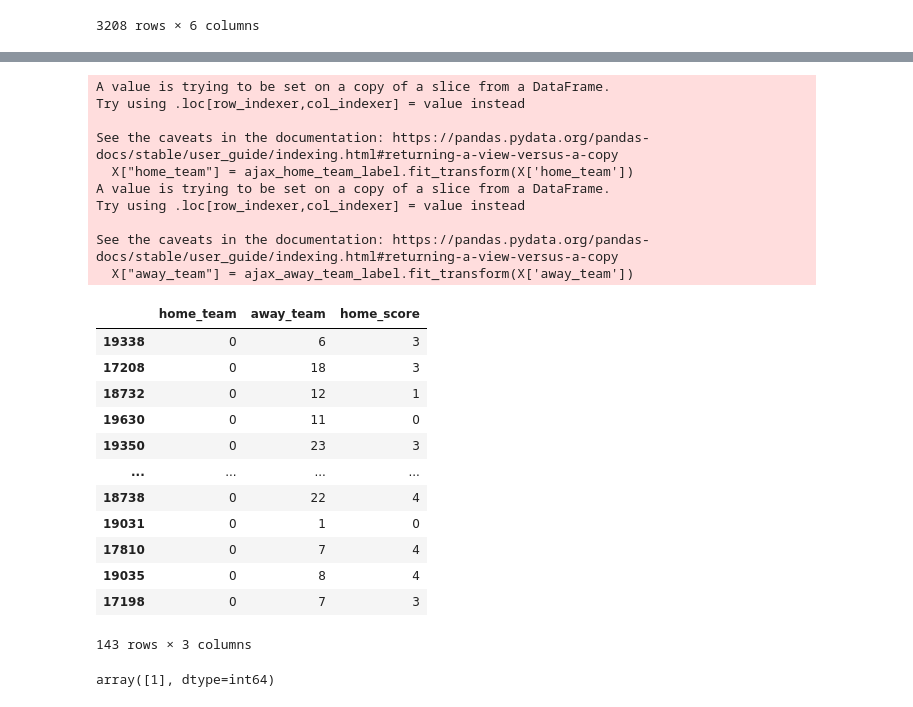
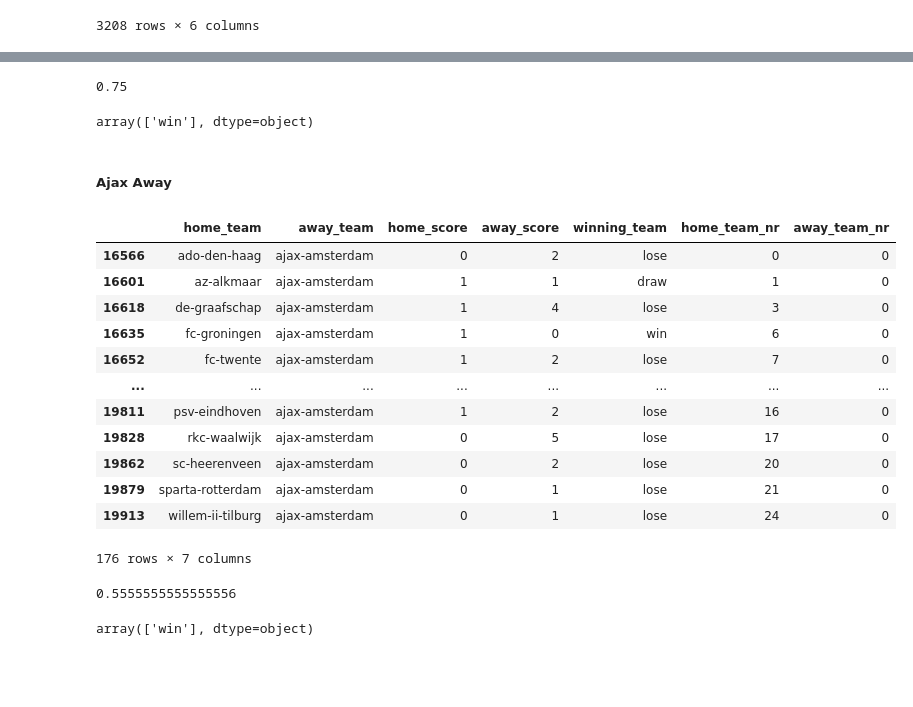
Before and after one commit to mohammedaljader/Football_Predictions_ML, a Jupyter notebook: notebook.ipynb, the cells around one changed output, grey strips where cells are left out. Drawn from its saved outputs; the diff is of its cells as text; code cells hidden in the pictures; blank space fills up the shorter version.

```diff
--- a/notebook.ipynb
+++ b/notebook.ipynb
@@ -1951,40 +1951,47 @@ ajax_away_team_label = LabelEncoder()
 # %%
-X = df_MatchesForAjaxHost[["home_team","away_team","home_score"]]
+X = df_MatchesForAjaxHost[["home_team_nr","away_team_nr","home_score"]]
 y = df_MatchesForAjaxHost["winning_team"]
 
-X["home_team"] = ajax_home_team_label.fit_transform(X['home_team'])
-X["away_team"] = ajax_away_team_label.fit_transform(X['away_team'])
-
 X_train, X_test, y_train, y_test = train_test_split(X, y, test_size=0.20, random_state=1)
-X_train
-# %% [output]
-A value is trying to be set on a copy of a slice from a DataFrame.
-Try using .loc[row_indexer,col_indexer] = value instead
-
-See the caveats in the documentation: https://pandas.pydata.org/pandas-docs/stable/user_guide/indexing.html#returning-a-view-versus-a-copy
-  X["home_team"] = ajax_home_team_label.fit_transform(X['home_team'])
-A value is trying to be set on a copy of a slice from a DataFrame.
-Try using .loc[row_indexer,col_indexer] = value instead
-
-See the caveats in the documentation: https://pandas.pydata.org/pandas-docs/stable/user_guide/indexing.html#returning-a-view-versus-a-copy
-  X["away_team"] = ajax_away_team_label.fit_transform(X['away_team'])
-|  | home_team | away_team | home_score |
-| 19338 | 0 | 6 | 3 |
-| 17208 | 0 | 18 | 3 |
-| 18732 | 0 | 12 | 1 |
-| 19630 | 0 | 11 | 0 |
-| 19350 | 0 | 23 | 3 |
-| ... | ... | ... | ... |
-| 18738 | 0 | 22 | 4 |
-| 19031 | 0 | 1 | 0 |
-| 17810 | 0 | 7 | 4 |
-| 19035 | 0 | 8 | 4 |
-| 17198 | 0 | 7 | 3 |
-143 rows × 3 columns
 # %%
 winning_team_ajax_home = tree.DecisionTreeClassifier()
 winning_team_ajax_home.fit(X_train,y_train)
+
 winning_team_ajax_home.score(X_test,y_test)
-winning_team_ajax_home.predict([[0,6,5]])
 # %% [output]
-array([1], dtype=int64)
+0.75
+# %%
+winning_team_ajax_home.predict([[0,16,5]])
+# %% [output]
+array(['win'], dtype=object)
+# %% [markdown]
+<h5> Ajax Away </h5>
+# %%
+df_MatchesForAjaxAway = pd.DataFrame()
+awayTeamAjax = filtered_matches['away'].loc[filtered_matches['away']=='ajax-amsterdam']
+homeTeam = filtered_matches['home'].loc[filtered_matches['away'] == 'ajax-amsterdam']
+scoresAjaxAway = filtered_matches['home_score'].loc[filtered_matches['away'] == 'ajax-amsterdam']
+awayTeamScoresAway = filtered_matches['away_score'].loc[filtered_matches['away'] == 'ajax-amsterdam']
+
+df_MatchesForAjaxAway['home_team'] = homeTeam
+df_MatchesForAjaxAway['away_team'] = awayTeamAjax
+df_MatchesForAjaxAway['home_score'] = scoresAjaxAway
+df_MatchesForAjaxAway['away_score'] = awayTeamScoresAway
+df_MatchesForAjaxAway['winning_team'] = df_MatchesForAjaxAway.apply(lambda row: ClassifyMatches(row),axis=1)
+df_MatchesForAjaxAway["home_team_nr"] = ajax_home_team_label.fit_transform(df_MatchesForAjaxAway['home_team'])
+df_MatchesForAjaxAway["away_team_nr"] = ajax_home_team_label.fit_transform(df_MatchesForAjaxAway['away_team'])
+df_MatchesForAjaxAway
+# %% [output]
+|  | home_team | away_team | home_score | away_score | winning_team | home_team_nr | away_team_nr |
+| 16566 | ado-den-haag | ajax-amsterdam | 0 | 2 | lose | 0 | 0 |
+| 16601 | az-alkmaar | ajax-amsterdam | 1 | 1 | draw | 1 | 0 |
+| 16618 | de-graafschap | ajax-amsterdam | 1 | 4 | lose | 3 | 0 |
+| 16635 | fc-groningen | ajax-amsterdam | 1 | 0 | win | 6 | 0 |
+| 16652 | fc-twente | ajax-amsterdam | 1 | 2 | lose | 7 | 0 |
+| ... | ... | ... | ... | ... | ... | ... | ... |
+| 19811 | psv-eindhoven | ajax-amsterdam | 1 | 2 | lose | 16 | 0 |
+| 19828 | rkc-waalwijk | ajax-amsterdam | 0 | 5 | lose | 17 | 0 |
+| 19862 | sc-heerenveen | ajax-amsterdam | 0 | 2 | lose | 20 | 0 |
+| 19879 | sparta-rotterdam | ajax-amsterdam | 0 | 1 | lose | 21 | 0 |
+| 19913 | willem-ii-tilburg | ajax-amsterdam | 0 | 1 | lose | 24 | 0 |
+176 rows × 7 columns
@@ -1990,0 +2003,11 @@ array([1], dtype=int64)
+# %%
+winning_team_ajax_away = tree.DecisionTreeClassifier()
+winning_team_ajax_away.fit(X_train,y_train)
+
+winning_team_ajax_away.score(X_test,y_test)
+# %% [output]
+0.5555555555555556
+# %%
+winning_team_ajax_away.predict([[16 , 0, 5]])
+# %% [output]
+array(['win'], dtype=object)
```
Also changed, not shown: parts of 30 cells of this notebook.
